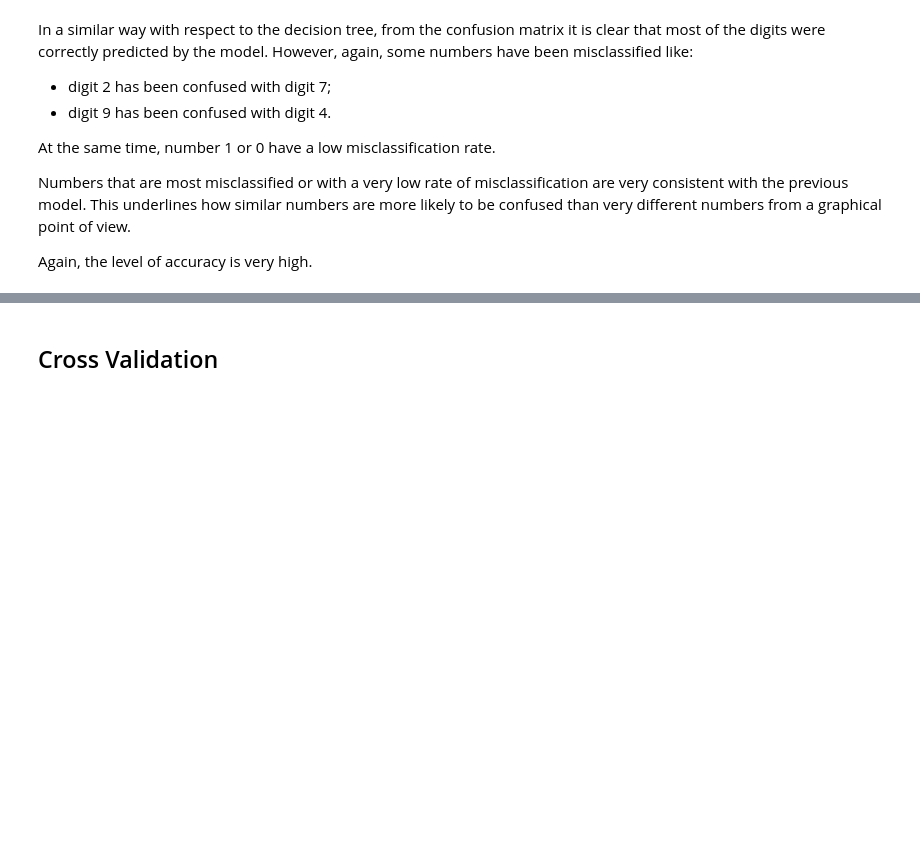
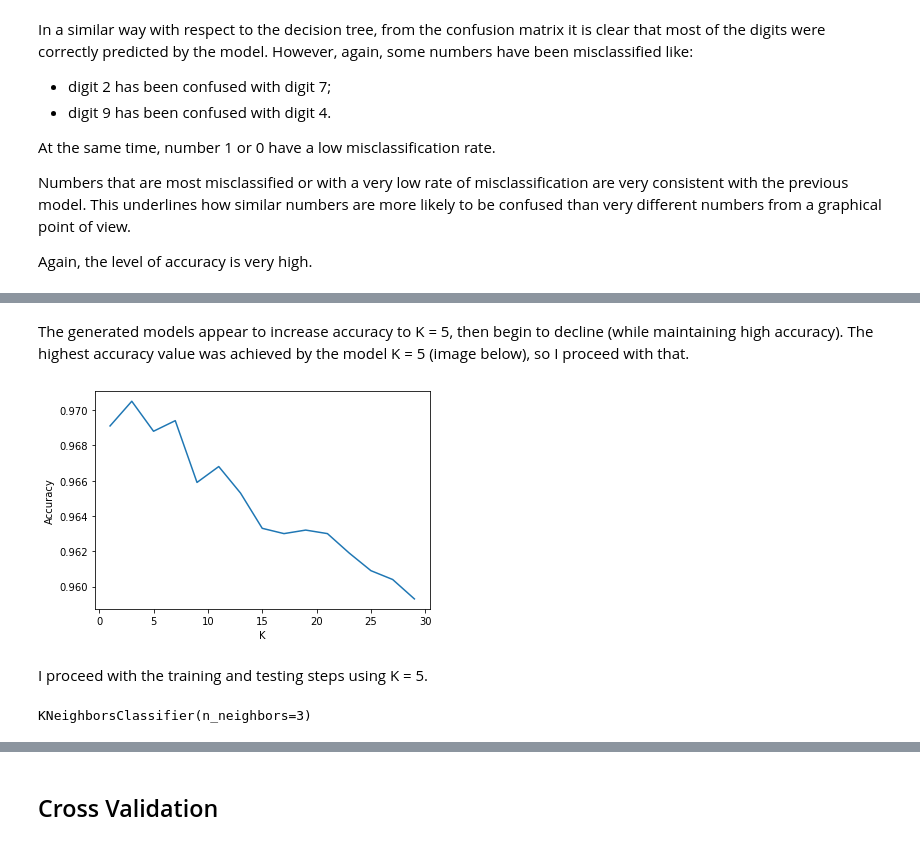
Before and after one commit to matteoorlandi5/machine_learning_project, a Jupyter notebook: Matteo_Orlandi_project.ipynb, the cells around one changed output, grey strips where cells are left out. Saved outputs shown, nothing was run; the diff lists cells and outputs as text; code cells hidden in the pictures; blank space fills up the shorter version.

```diff
--- a/Matteo_Orlandi_project.ipynb
+++ b/Matteo_Orlandi_project.ipynb
@@ -338,0 +361,17 @@ Again, the level of accuracy is very high.
+# %% [markdown]
+
+The generated models appear to increase accuracy to K = 5, then begin to decline (while maintaining high accuracy). The highest accuracy value was achieved by the model K = 5 (image below), so I proceed with that.
+# %%
+plt.plot(list(range(1,30,2)), K_accuracy)
+plt.ylabel('Accuracy')
+plt.xlabel('K')
+plt.grid(False)
+# %% [output]
+[figure, added]
+# %% [markdown]
+I proceed with the training and testing steps using K = 5.
+# %%
+K_model_final = KNeighborsClassifier(n_neighbors=3)
+K_model_final.fit(reshaped_images_train,labels_train)
+# %% [output]
+KNeighborsClassifier(n_neighbors=3)
```
Also changed, not shown: parts of 25 cells of this notebook.
